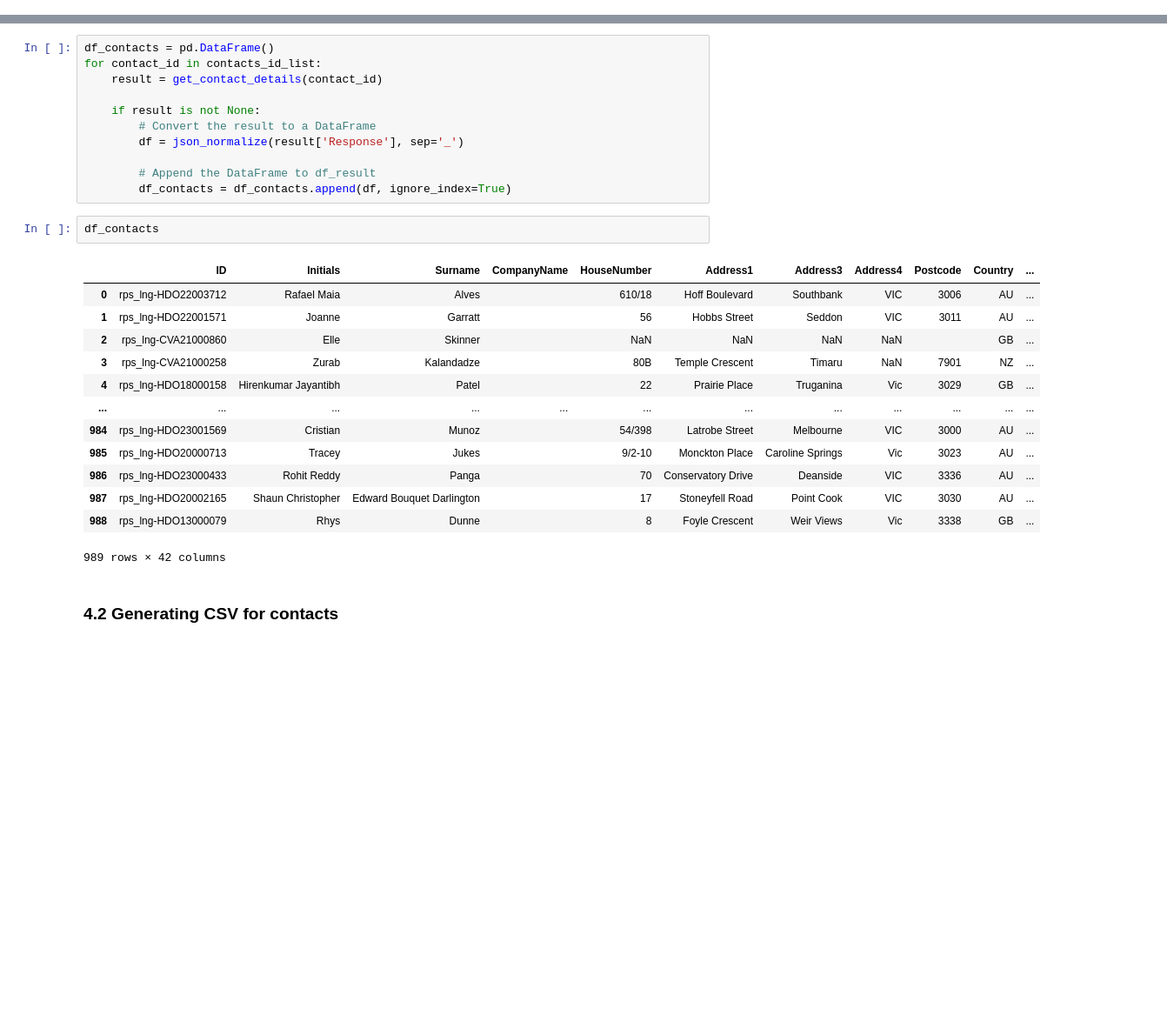
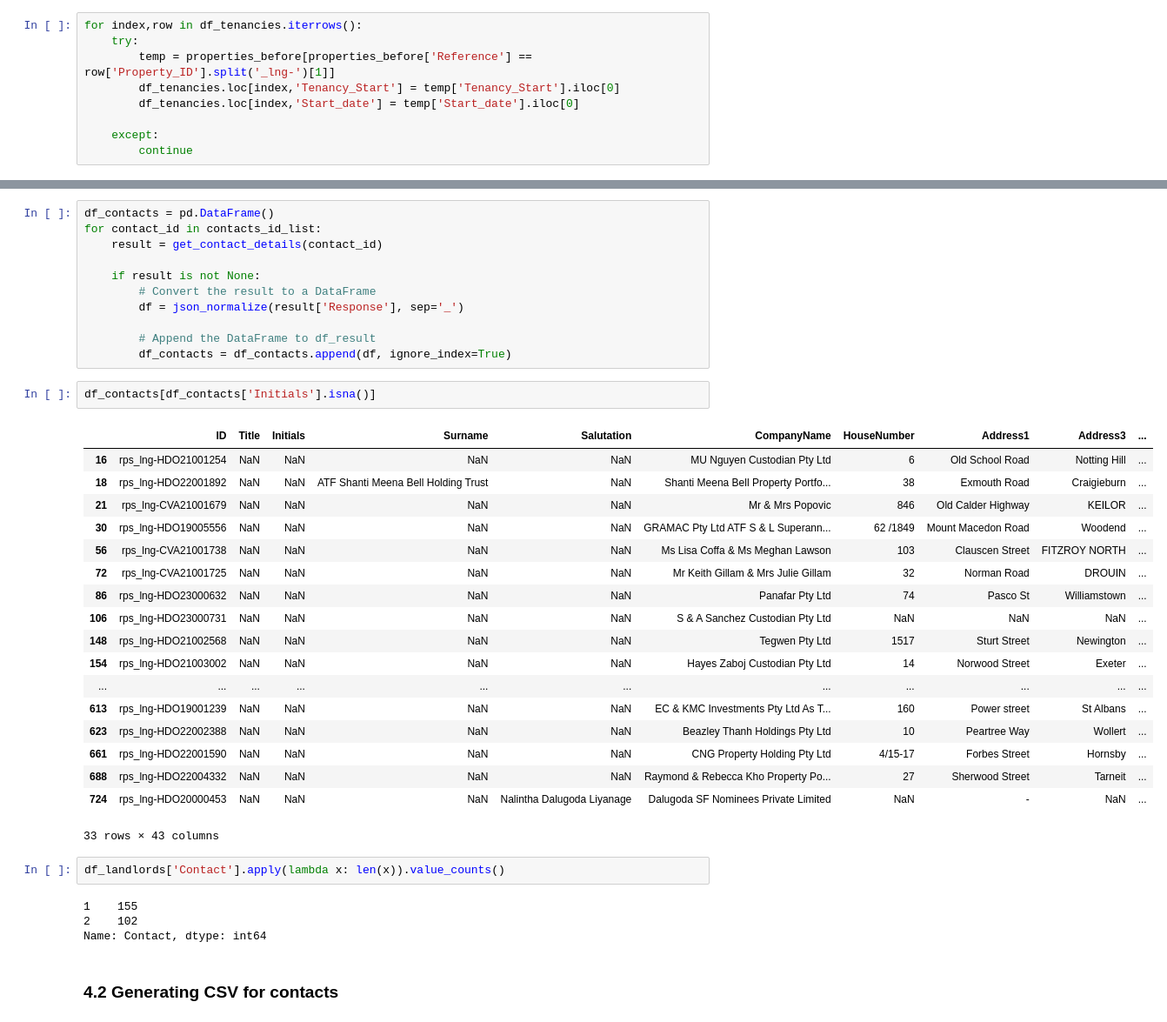
Before and after one commit to sahils4299/LongView-Data-Migration, a Jupyter notebook: PropertyTree_migration_Portfolio_testing.ipynb, the cells around one changed output, grey strips where cells are left out. Shown at 87% size. Cells and saved outputs as stored; diff of their text form; blank space fills up the shorter version.

```diff
--- a/PropertyTree_migration_Portfolio_testing.ipynb
+++ b/PropertyTree_migration_Portfolio_testing.ipynb
@@ -501,5 +644,14 @@ KeyError: 'Status'
 # %% [markdown]
 ### 2.2 Generating CSV for Tenancies
+# %%
+for index,row in df_tenancies.iterrows():
+    try:
+        temp = properties_before[properties_before['Reference'] == row['Property_ID'].split('_lng-')[1]]
+        df_tenancies.loc[index,'Tenancy_Start'] = temp['Tenancy_Start'].iloc[0]
+        df_tenancies.loc[index,'Start_date'] = temp['Start_date'].iloc[0]
+
+    except:
+        continue
 # %%
 df_tenancies_mapping = {
     'tenancy_id': 'ID',
@@ -760,22 +922,33 @@ for contact_id in contacts_id_list:
 
         # Append the DataFrame to df_result
         df_contacts = df_contacts.append(df, ignore_index=True)
-# %%
-df_contacts
-# %% [output]
-|  | ID | Initials | Surname | CompanyName | HouseNumber | Address1 | Address3 | Address4 | Postcode | Country | ... |
-| 0 | rps_lng-HDO22003712 | Rafael Maia | Alves |  | 610/18 | Hoff Boulevard | Southbank | VIC | 3006 | AU | ... |
-| 1 | rps_lng-HDO22001571 | Joanne | Garratt |  | 56 | Hobbs Street | Seddon | VIC | 3011 | AU | ... |
-| 2 | rps_lng-CVA21000860 | Elle | Skinner |  | NaN | NaN | NaN | NaN |  | GB | ... |
-| 3 | rps_lng-CVA21000258 | Zurab | Kalandadze |  | 80B | Temple Crescent | Timaru | NaN | 7901 | NZ | ... |
-| 4 | rps_lng-HDO18000158 | Hirenkumar Jayantibh | Patel |  | 22 | Prairie Place | Truganina | Vic | 3029 | GB | ... |
-| ... | ... | ... | ... | ... | ... | ... | ... | ... | ... | ... | ... |
-| 984 | rps_lng-HDO23001569 | Cristian | Munoz |  | 54/398 | Latrobe Street | Melbourne | VIC | 3000 | AU | ... |
-| 985 | rps_lng-HDO20000713 | Tracey | Jukes |  | 9/2-10 | Monckton Place | Caroline Springs | Vic | 3023 | AU | ... |
-| 986 | rps_lng-HDO23000433 | Rohit Reddy | Panga |  | 70 | Conservatory Drive | Deanside | VIC | 3336 | AU | ... |
-| 987 | rps_lng-HDO20002165 | Shaun Christopher | Edward Bouquet Darlington |  | 17 | Stoneyfell Road | Point Cook | VIC | 3030 | AU | ... |
-| 988 | rps_lng-HDO13000079 | Rhys | Dunne |  | 8 | Foyle Crescent | Weir Views | Vic | 3338 | GB | ... |
-989 rows × 42 columns
+# %%
+df_contacts[df_contacts['Initials'].isna()]
+# %% [output]
+|  | ID | Title | Initials | Surname | Salutation | CompanyName | HouseNumber | Address1 | Address3 | ... |
+| 16 | rps_lng-HDO21001254 | NaN | NaN | NaN | NaN | MU Nguyen Custodian Pty Ltd | 6 | Old School Road | Notting Hill | ... |
+| 18 | rps_lng-HDO22001892 | NaN | NaN | ATF Shanti Meena Bell Holding Trust | NaN | Shanti Meena Bell Property Portfo... | 38 | Exmouth Road | Craigieburn | ... |
+| 21 | rps_lng-CVA21001679 | NaN | NaN | NaN | NaN | Mr & Mrs Popovic | 846 | Old Calder Highway | KEILOR | ... |
+| 30 | rps_lng-HDO19005556 | NaN | NaN | NaN | NaN | GRAMAC Pty Ltd ATF S & L Superann... | 62 /1849 | Mount Macedon Road | Woodend | ... |
+| 56 | rps_lng-CVA21001738 | NaN | NaN | NaN | NaN | Ms Lisa Coffa & Ms Meghan Lawson | 103 | Clauscen Street | FITZROY NORTH | ... |
+| 72 | rps_lng-CVA21001725 | NaN | NaN | NaN | NaN | Mr Keith Gillam & Mrs Julie Gillam | 32 | Norman Road | DROUIN | ... |
+| 86 | rps_lng-HDO23000632 | NaN | NaN | NaN | NaN | Panafar Pty Ltd | 74 | Pasco St | Williamstown | ... |
+| 106 | rps_lng-HDO23000731 | NaN | NaN | NaN | NaN | S & A Sanchez Custodian Pty Ltd | NaN | NaN | NaN | ... |
+| 148 | rps_lng-HDO21002568 | NaN | NaN | NaN | NaN | Tegwen Pty Ltd | 1517 | Sturt Street | Newington | ... |
+| 154 | rps_lng-HDO21003002 | NaN | NaN | NaN | NaN | Hayes Zaboj Custodian Pty Ltd | 14 | Norwood Street | Exeter | ... |
+| ... | ... | ... | ... | ... | ... | ... | ... | ... | ... | ... |
+| 613 | rps_lng-HDO19001239 | NaN | NaN | NaN | NaN | EC & KMC Investments Pty Ltd As T... | 160 | Power street | St Albans | ... |
+| 623 | rps_lng-HDO22002388 | NaN | NaN | NaN | NaN | Beazley Thanh Holdings Pty Ltd | 10 | Peartree Way | Wollert | ... |
+| 661 | rps_lng-HDO22001590 | NaN | NaN | NaN | NaN | CNG Property Holding Pty Ltd | 4/15-17 | Forbes Street | Hornsby | ... |
+| 688 | rps_lng-HDO22004332 | NaN | NaN | NaN | NaN | Raymond & Rebecca Kho Property Po... | 27 | Sherwood Street | Tarneit | ... |
+| 724 | rps_lng-HDO20000453 | NaN | NaN | NaN | Nalintha Dalugoda Liyanage | Dalugoda SF Nominees Private Limited | NaN | - | NaN | ... |
+33 rows × 43 columns
+# %%
+df_landlords['Contact'].apply(lambda x: len(x)).value_counts()
+# %% [output]
+1    155
+2    102
+Name: Contact, dtype: int64
 # %% [markdown]
 ### 4.2 Generating CSV for contacts
 # %%
```
Also changed, not shown: parts of 58 cells of this notebook, 3 other files.
